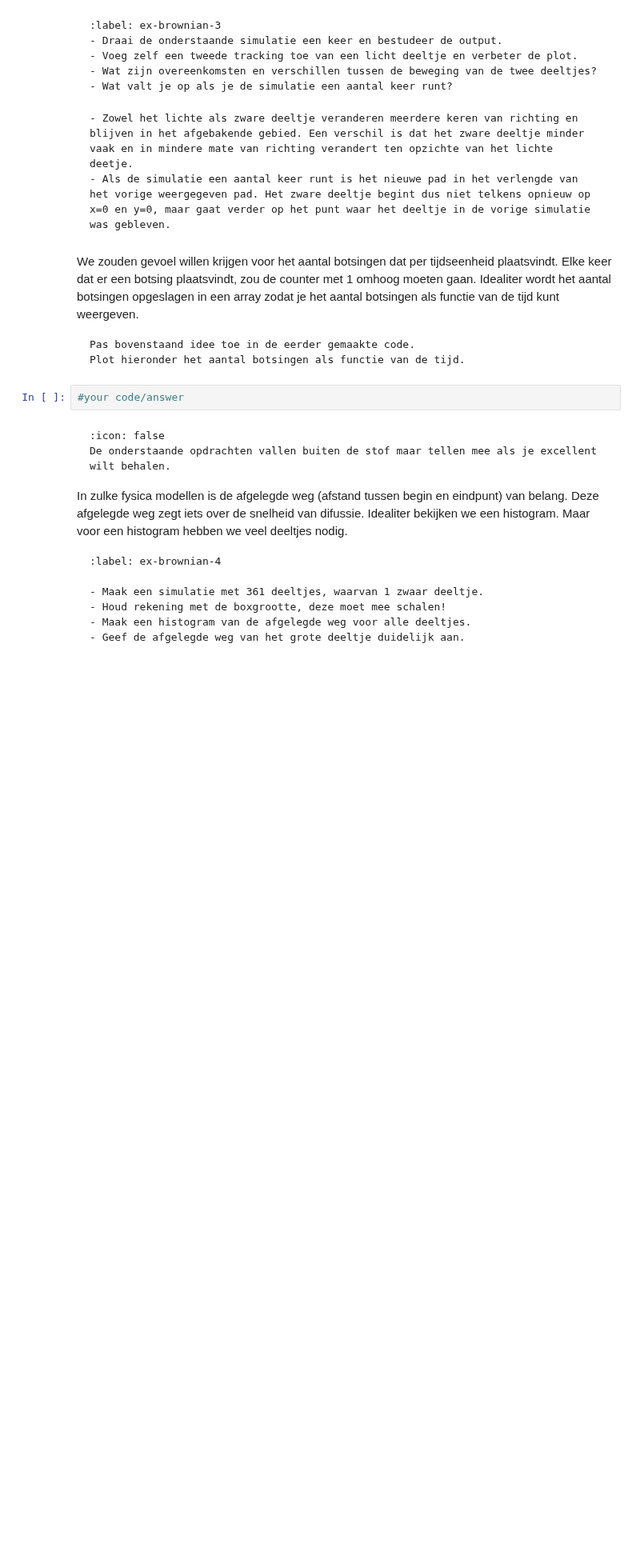
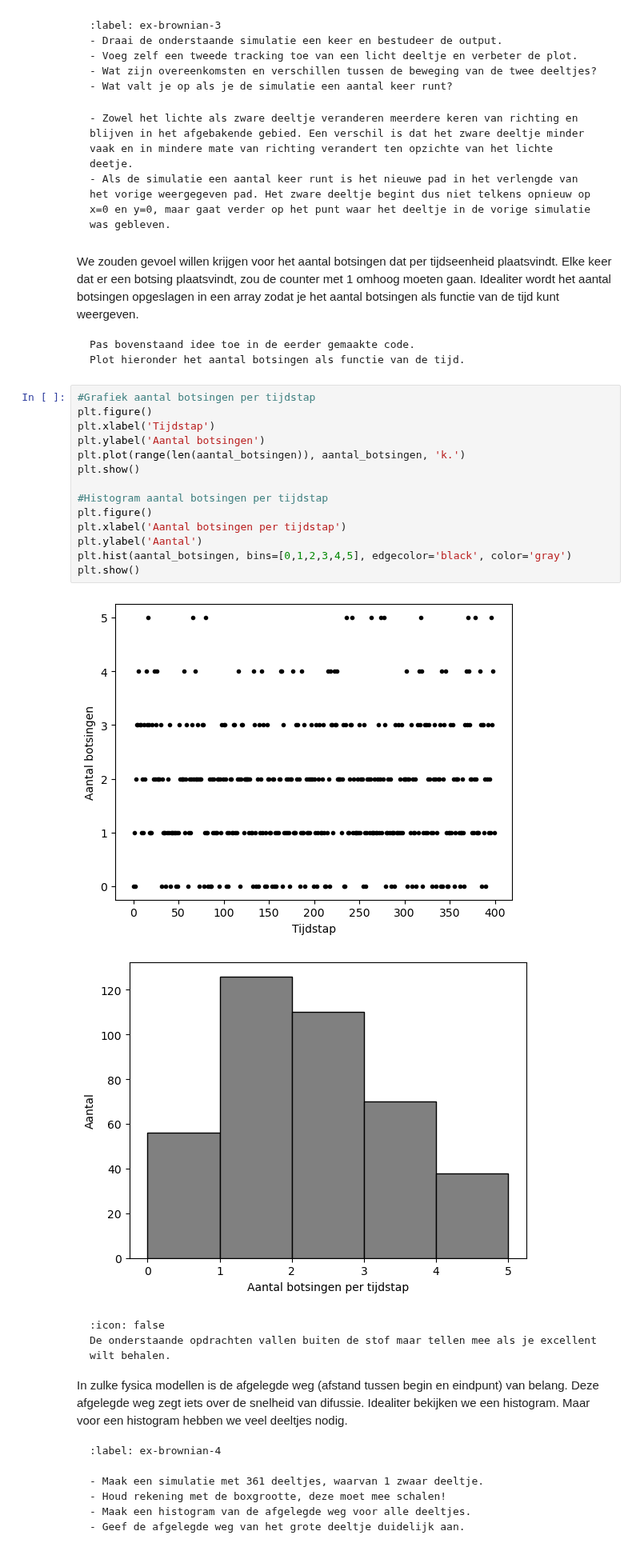
Before and after one commit to Eerkje/Annet-Erik, a Jupyter notebook: Content/PySim/4_brownianmotion.ipynb, the cells around one changed output. Shown at 80% size. Drawn from its saved outputs; the diff is of its cells as text; blank space fills up the shorter version.

````diff
--- a/Content/PySim/4_brownianmotion.ipynb
+++ b/Content/PySim/4_brownianmotion.ipynb
@@ -223,7 +228,22 @@ Pas bovenstaand idee toe in de eerder gemaakte code.
 Plot hieronder het aantal botsingen als functie van de tijd.
 ```
 # %%
-#your code/answer
+#Grafiek aantal botsingen per tijdstap
+plt.figure()
+plt.xlabel('Tijdstap')
+plt.ylabel('Aantal botsingen')
+plt.plot(range(len(aantal_botsingen)), aantal_botsingen, 'k.')
+plt.show()
+
+#Histogram aantal botsingen per tijdstap
+plt.figure()
+plt.xlabel('Aantal botsingen per tijdstap')
+plt.ylabel('Aantal')
+plt.hist(aantal_botsingen, bins=[0,1,2,3,4,5], edgecolor='black', color='gray')
+plt.show()
+# %% [output]
+[figure, added]
+[figure, added]
 # %% [markdown]
 ```{warning} 🌶 Let op!
 :icon: false
````
Also changed, not shown: parts of 4 cells of this notebook, 1 other file.
